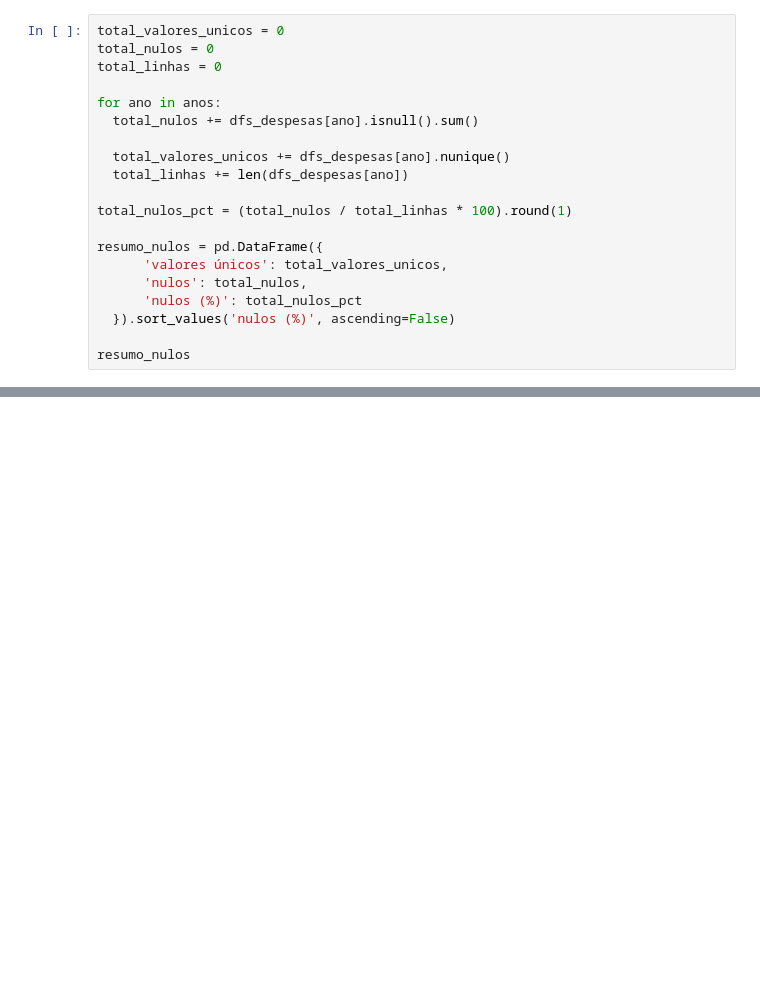
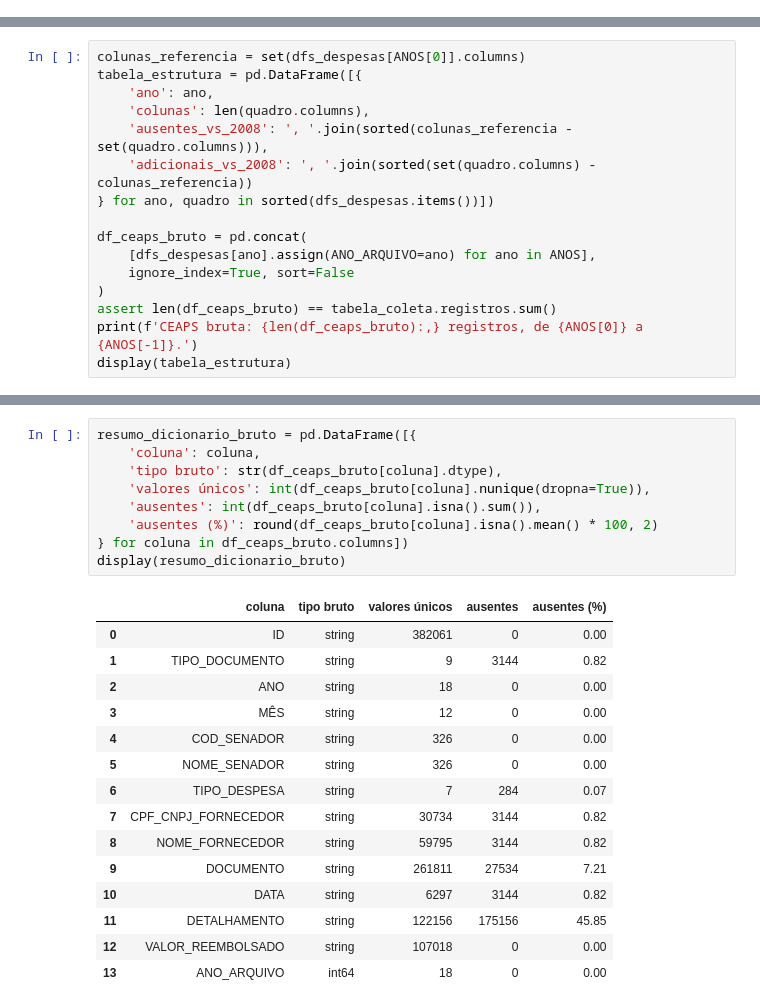
Before and after one commit to rafaalathais/analise-gasto-parlamentar, a Jupyter notebook: notebook_gasto_parlamentar.ipynb, the cells around one changed output, grey strips where cells are left out. Saved outputs shown, nothing was run; the diff lists cells and outputs as text; blank space fills up the shorter version.

Commit message:
adiciona limpeza e normalizacao dos dados

```diff
--- a/notebook_gasto_parlamentar.ipynb
+++ b/notebook_gasto_parlamentar.ipynb
@@ -195,20 +42,0 @@ A tabela abaixo lista todas as colunas da base, seu tipo e a decisão de mantê-
-# %%
-total_valores_unicos = 0
-total_nulos = 0
-total_linhas = 0
-
-for ano in anos:
-  total_nulos += dfs_despesas[ano].isnull().sum()
-
-  total_valores_unicos += dfs_despesas[ano].nunique()
-  total_linhas += len(dfs_despesas[ano])
-
-total_nulos_pct = (total_nulos / total_linhas * 100).round(1)
-
-resumo_nulos = pd.DataFrame({
-      'valores únicos': total_valores_unicos,
-      'nulos': total_nulos,
-      'nulos (%)': total_nulos_pct
-  }).sort_values('nulos (%)', ascending=False)
-
-resumo_nulos
@@ -255,0 +131,16 @@ A API demonstrou instabilidades e falhas, o que demonstrou a necessidade de cria
+# %%
+colunas_referencia = set(dfs_despesas[ANOS[0]].columns)
+tabela_estrutura = pd.DataFrame([{
+    'ano': ano,
+    'colunas': len(quadro.columns),
+    'ausentes_vs_2008': ', '.join(sorted(colunas_referencia - set(quadro.columns))),
+    'adicionais_vs_2008': ', '.join(sorted(set(quadro.columns) - colunas_referencia))
+} for ano, quadro in sorted(dfs_despesas.items())])
+
+df_ceaps_bruto = pd.concat(
+    [dfs_despesas[ano].assign(ANO_ARQUIVO=ano) for ano in ANOS],
+    ignore_index=True, sort=False
+)
+assert len(df_ceaps_bruto) == tabela_coleta.registros.sum()
+print(f'CEAPS bruta: {len(df_ceaps_bruto):,} registros, de {ANOS[0]} a {ANOS[-1]}.')
+display(tabela_estrutura)
@@ -255,0 +186,25 @@ A API demonstrou instabilidades e falhas, o que demonstrou a necessidade de cria
+# %%
+resumo_dicionario_bruto = pd.DataFrame([{
+    'coluna': coluna,
+    'tipo bruto': str(df_ceaps_bruto[coluna].dtype),
+    'valores únicos': int(df_ceaps_bruto[coluna].nunique(dropna=True)),
+    'ausentes': int(df_ceaps_bruto[coluna].isna().sum()),
+    'ausentes (%)': round(df_ceaps_bruto[coluna].isna().mean() * 100, 2)
+} for coluna in df_ceaps_bruto.columns])
+display(resumo_dicionario_bruto)
+# %% [output]
+|  | coluna | tipo bruto | valores únicos | ausentes | ausentes (%) |
+| 0 | ID | string | 382061 | 0 | 0.00 |
+| 1 | TIPO_DOCUMENTO | string | 9 | 3144 | 0.82 |
+| 2 | ANO | string | 18 | 0 | 0.00 |
+| 3 | MÊS | string | 12 | 0 | 0.00 |
+| 4 | COD_SENADOR | string | 326 | 0 | 0.00 |
+| 5 | NOME_SENADOR | string | 326 | 0 | 0.00 |
+| 6 | TIPO_DESPESA | string | 7 | 284 | 0.07 |
+| 7 | CPF_CNPJ_FORNECEDOR | string | 30734 | 3144 | 0.82 |
+| 8 | NOME_FORNECEDOR | string | 59795 | 3144 | 0.82 |
+| 9 | DOCUMENTO | string | 261811 | 27534 | 7.21 |
+| 10 | DATA | string | 6297 | 3144 | 0.82 |
+| 11 | DETALHAMENTO | string | 122156 | 175156 | 45.85 |
+| 12 | VALOR_REEMBOLSADO | string | 107018 | 0 | 0.00 |
+| 13 | ANO_ARQUIVO | int64 | 18 | 0 | 0.00 |
```
Also changed, not shown: parts of 28 cells of this notebook, 3 other files.
